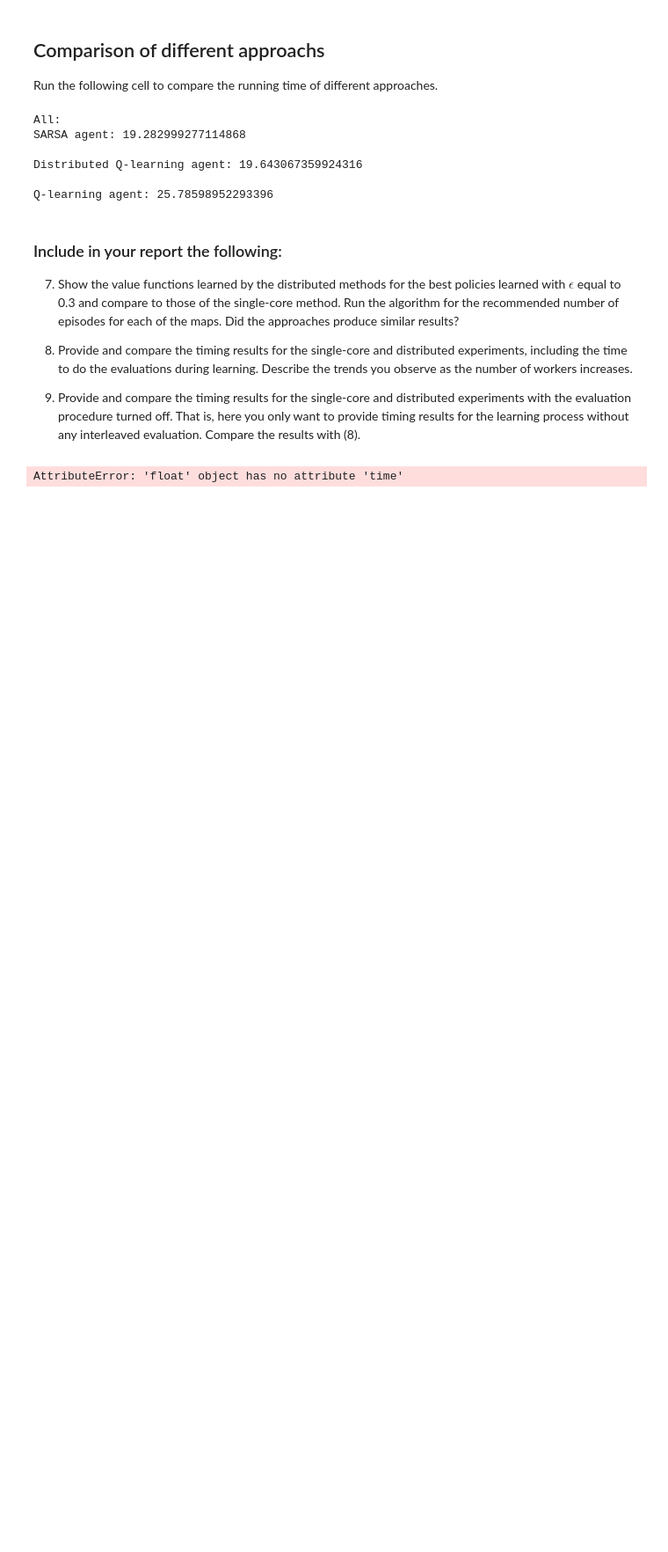
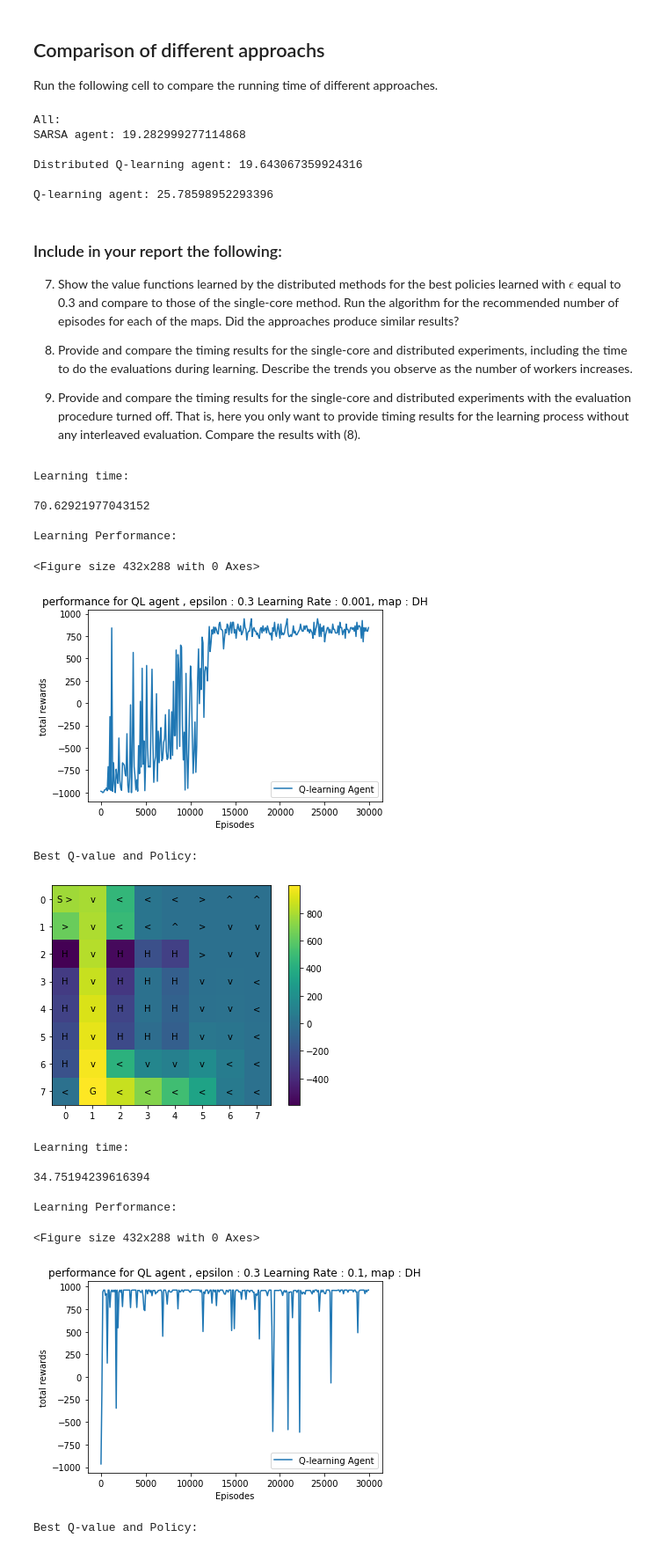
Before and after one commit to rafid009/AI_533_HW3, a Jupyter notebook: hw3_v4.ipynb, the cells around one changed output. Shown: that part at 88% size. Drawn from its saved outputs; the diff is of its cells as text; code cells hidden in the pictures; blank space fills up the shorter version.

```diff
--- a/hw3_v4.ipynb
+++ b/hw3_v4.ipynb
@@ -972,7 +972,7 @@ for ep in [0.3,0.05]:
     print(run_time['Q-learning agent'])
     t = run_time['Q-learning agent']
     with open('ouput.txt', 'a') as f:
-      f.write(f'Non-distributed Q-learning\nfor map={map_size}, for eps={ep}, for lr={lr}\ntime: {t} s')
+      f.write(f'\n\nNon-distributed Q-learning\nfor map={map_size}, for eps={ep}, for lr={lr}\ntime: {t} s')
       f.close()
     if do_test:
         plot_result2(total_rewards ,ql_agent.test_interval, [ql_agent.agent_name], 'QL agent' ,epsilon , learning_rate ,map_size)
@@ -998,13 +998,11 @@ for ep in [0.3,0.05]:
     print(run_time['SARSA agent'])
     t = run_time['SARSA agent']
     with open('ouput.txt', 'a') as f:
-      f.write(f'Non-distributed SARSA\nfor map={map_size}, for eps={ep}, for lr={lr}\ntime: {t} s')
+      f.write(f'\n\nNon-distributed SARSA\nfor map={map_size}, for eps={ep}, for lr={lr}\ntime: {t} s')
       f.close()
     if do_test:
         plot_result2(total_rewards, sarsa_agent.test_interval, [sarsa_agent.agent_name], 'SARSA agent' , epsilon ,learning_rate,map_size)
     plot_image(q_table, MAP[0])
-# %% [output]
-AttributeError: 'float' object has no attribute 'time'
 # %%
 #map_4 = (MAPS["4x4"], 4)
 #map_8 = (MAPS["8x8"], 8)
@@ -1038,36 +1036,54 @@ for ep in [0.3,0.05]:
     print(run_time['Q-learning agent'])
     t = run_time['Q-learning agent']
     with open('ouput.txt', 'a') as f:
-      f.write(f'Non-distributed Q-learning\nfor map=DH, for eps={ep}, for lr={lr}\ntime: {t} s')
+      f.write(f'\n\nNon-distributed Q-learning\nfor map=DH, for eps={ep}, for lr={lr}\ntime: {t} s')
       f.close()
     if do_test:
         plot_result2(total_rewards ,ql_agent.test_interval, [ql_agent.agent_name], 'QL agent' ,epsilon , learning_rate ,'DH')
     plot_image(q_table, MAP[0])
 
 
 
 
 for ep in [0.3,0.05]:
   for lr in [0.001,0.1]:
     simulator.reset()
     #INSERT YOUR CODE FOR INIT PARAMS HERE
     do_test = True
     learning_rate = lr
     epsilon = ep
     learning_episodes = 30000
     test_interval = 100
 
     sarsa_agent = SARSAagent(epsilon, learning_rate, learning_episodes, map_size,
                             test_interval = test_interval, do_test = do_test)
     start_time = time.time()
     total_rewards, q_table = sarsa_agent.learn_and_evaluate()
     run_time['SARSA agent'] = time.time() - start_time
     print("Learning time:\n")
     print(run_time['SARSA agent'])
     t = run_time['SARSA agent']
     with open('ouput.txt', 'a') as f:
-      f.write(f'Non-distributed SARSA\nfor map=DH, for eps={ep}, for lr={lr}\ntime: {t} s')
+      f.write(f'\n\nNon-distributed SARSA\nfor map=DH, for eps={ep}, for lr={lr}\ntime: {t} s')
       f.close()
     if do_test:
         plot_result2(total_rewards, sarsa_agent.test_interval, [sarsa_agent.agent_name], 'SARSA agent' , epsilon ,learning_rate,'DH')
     plot_image(q_table, MAP[0])
+# %% [output]
+Learning time:
+
+70.62921977043152
+
+Learning Performance:
+<Figure size 432x288 with 0 Axes>
+[figure, added]
+Best Q-value and Policy:
+[figure, added]
+Learning time:
+
+34.75194239616394
+
+Learning Performance:
+<Figure size 432x288 with 0 Axes>
+[figure, added]
+Best Q-value and Policy:
```
Also changed, not shown: parts of 5 cells of this notebook.
